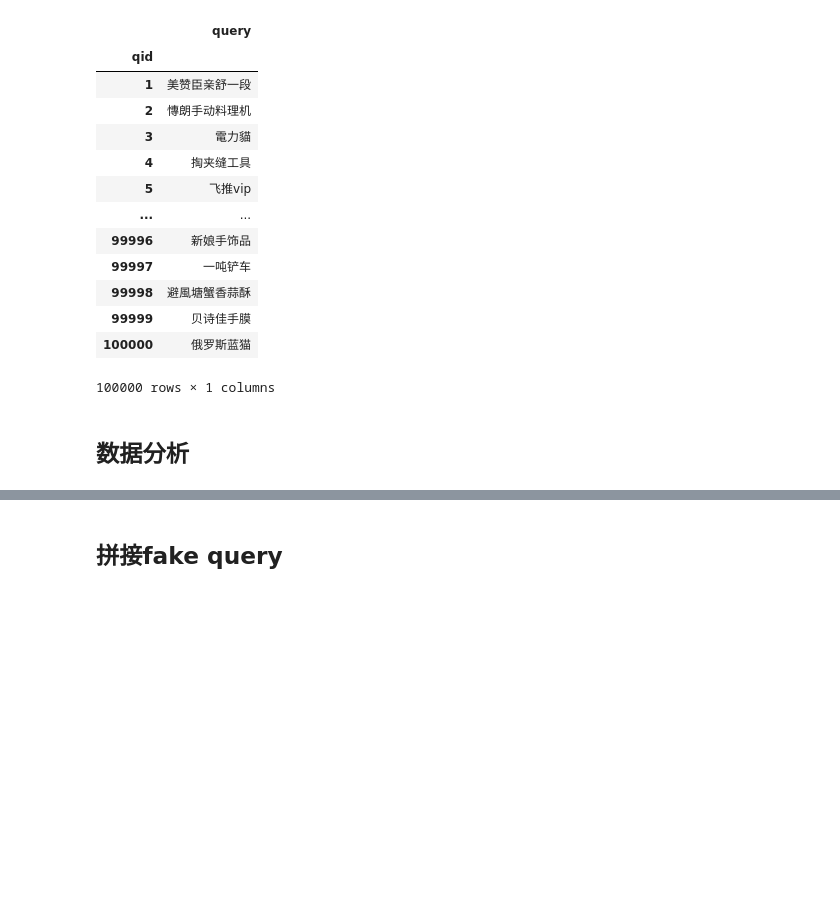
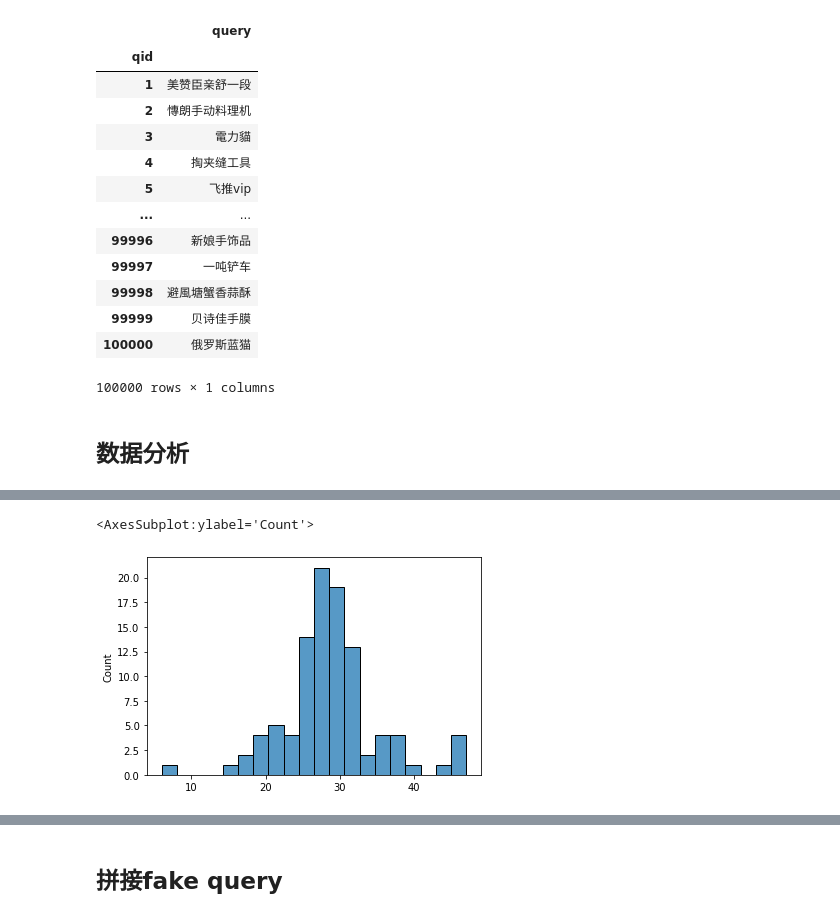
Before and after one commit to YuZhang10/Ali_Ecom_Search_Contest_2021, a Jupyter notebook: simcse.ipynb, the cells around one changed output, grey strips where cells are left out. Drawn from its saved outputs; the diff is of its cells as text; code cells hidden in the pictures; blank space fills up the shorter version.

```diff
--- a/simcse.ipynb
+++ b/simcse.ipynb
@@ -165,0 +230,6 @@ df = pd.DataFrame(w2idf.items(),columns=["word","IDF"]).sort_values(by="IDF")
+# %%
+import seaborn as sns
+sns.histplot([len(i) for i in temp.remove_dups_res.values])
+# %% [output]
+<AxesSubplot:ylabel='Count'>
+[figure, added]
```
Also changed, not shown: parts of 10 cells of this notebook, 4 other files.
